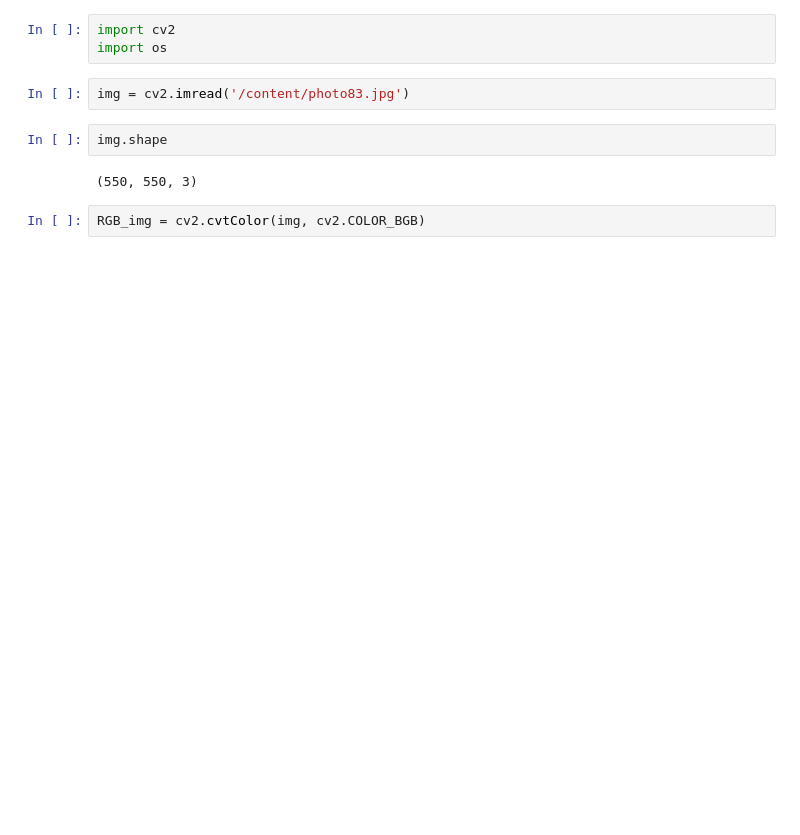
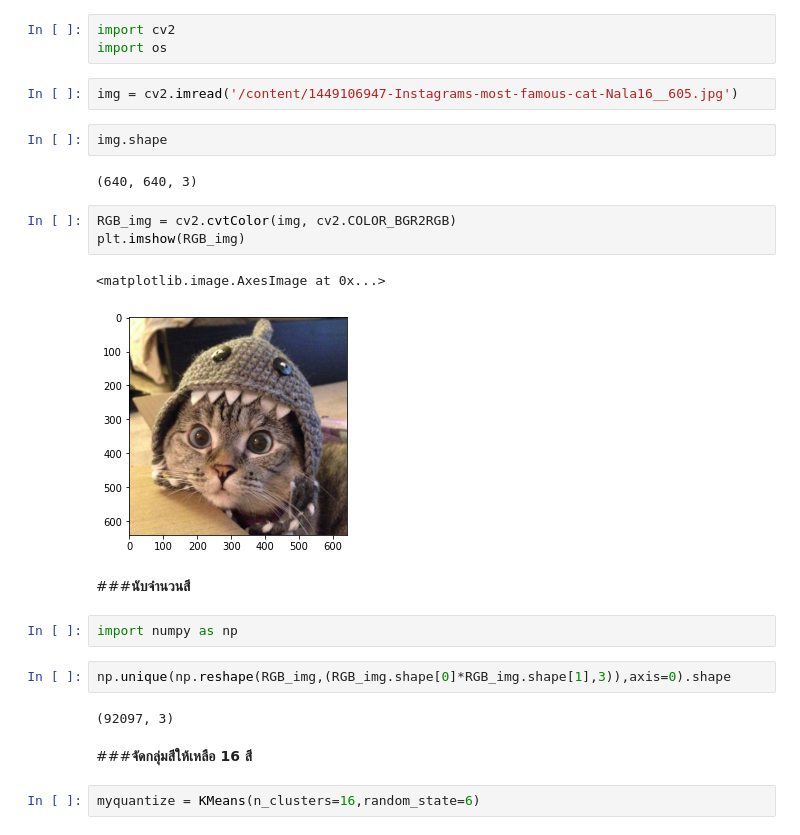
Before and after one commit to gameaphiwat/DWDM21, a Jupyter notebook: Chap8Clustering.ipynb, the cells around one changed output. Cells and saved outputs as stored; diff of their text form; blank space fills up the shorter version.

```diff
--- a/Chap8Clustering.ipynb
+++ b/Chap8Clustering.ipynb
@@ -76,10 +111,26 @@ IndentationError: ignored
 import cv2
 import os
 # %%
-img = cv2.imread('/content/photo83.jpg')
+img = cv2.imread('/content/1449106947-Instagrams-most-famous-cat-Nala16__605.jpg')
 # %%
 img.shape
 # %% [output]
-(550, 550, 3)
+(640, 640, 3)
 # %%
-RGB_img = cv2.cvtColor(img, cv2.COLOR_BGB)
+RGB_img = cv2.cvtColor(img, cv2.COLOR_BGR2RGB)
+plt.imshow(RGB_img)
+# %% [output]
+<matplotlib.image.AxesImage at 0x...>
+[figure, added]
+# %% [markdown]
+###**นับจำนวนสี**
+# %%
+import numpy as np
+# %%
+np.unique(np.reshape(RGB_img,(RGB_img.shape[0]*RGB_img.shape[1],3)),axis=0).shape
+# %% [output]
+(92097, 3)
+# %% [markdown]
+###**จัดกลุ่มสีให้เหลือ 16 สี**
+# %%
+myquantize = KMeans(n_clusters=16,random_state=6)
```
Also changed, not shown: parts of 20 cells of this notebook.
